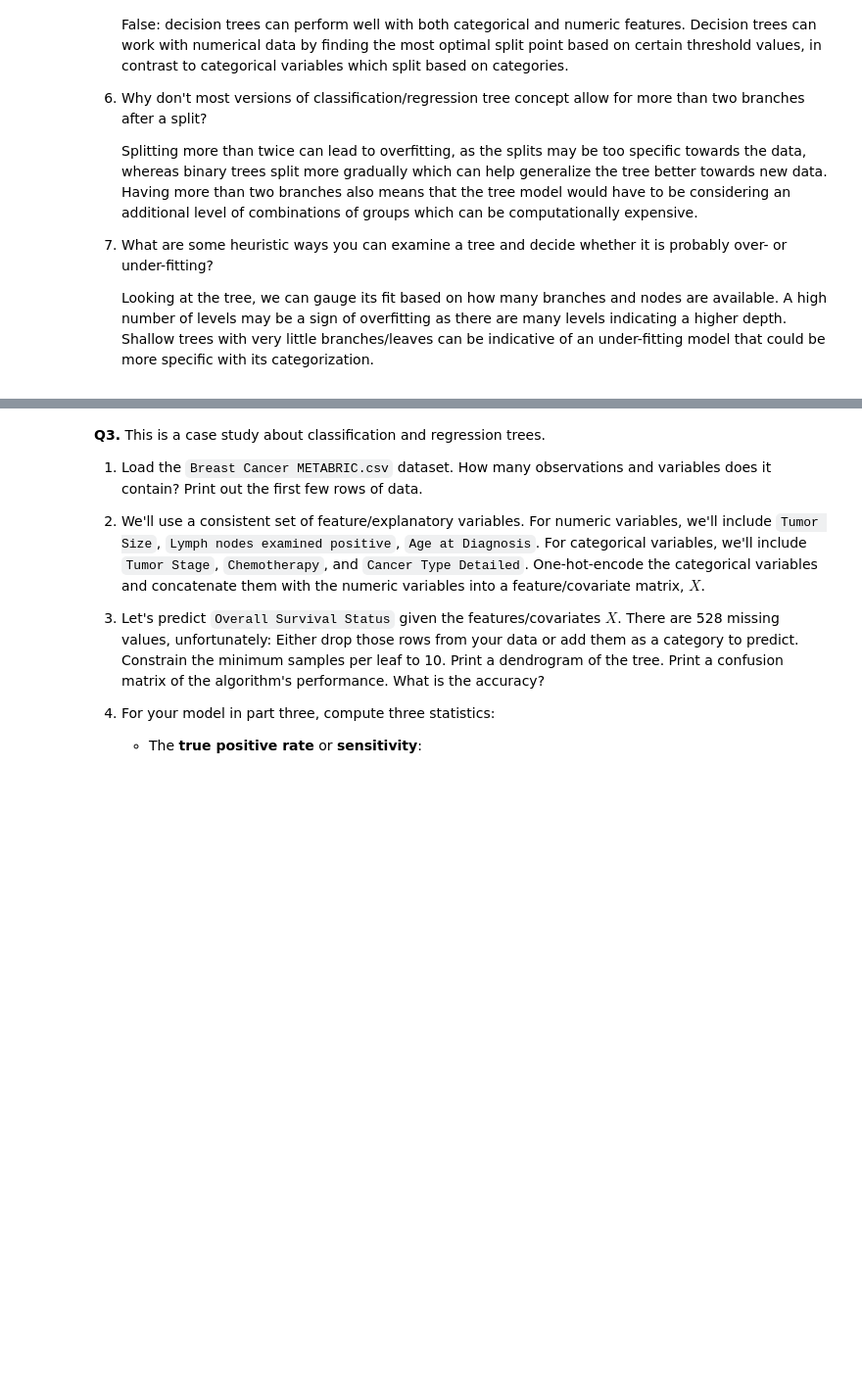
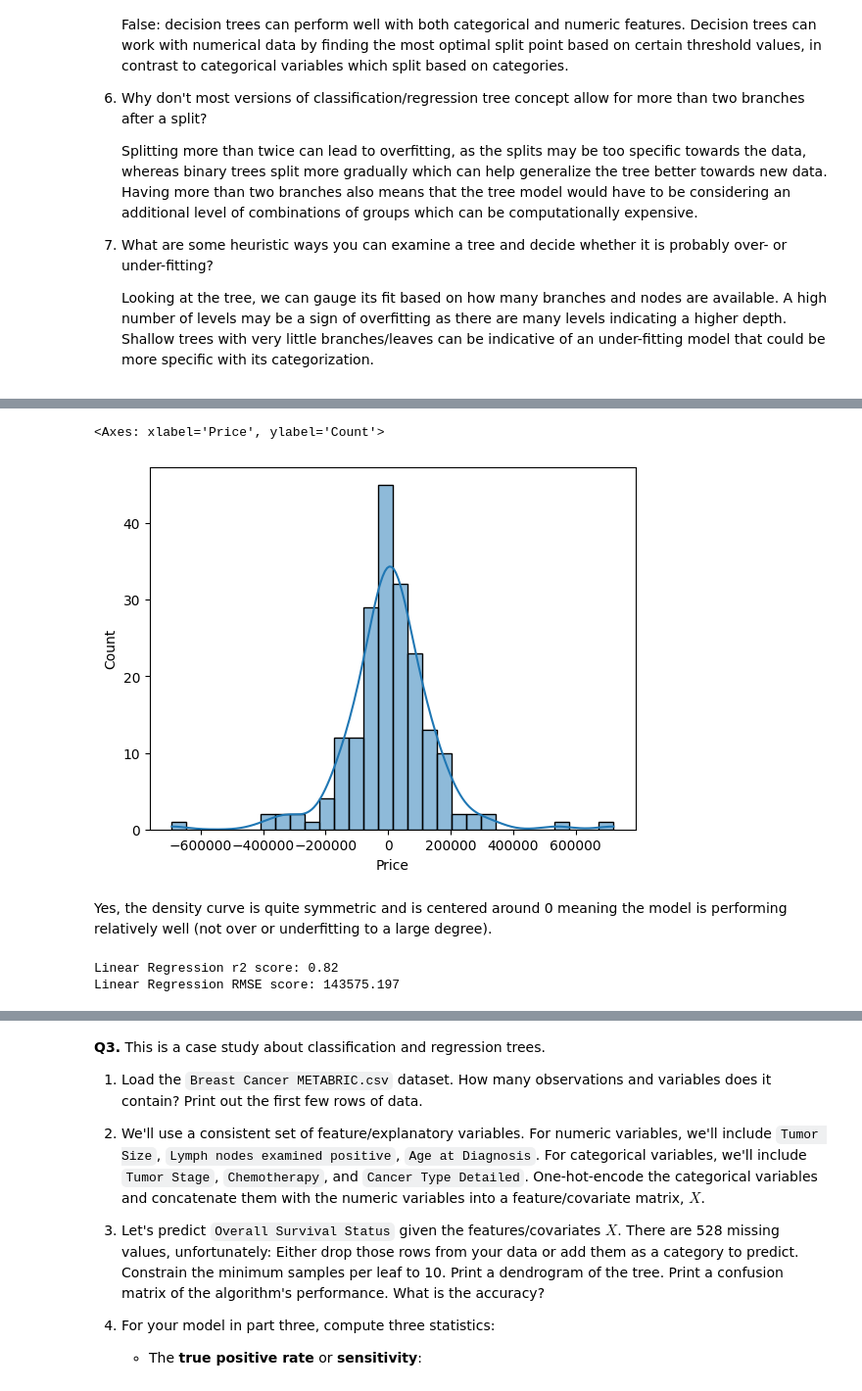
Before and after one commit to yuthimreddy/trees, a Jupyter notebook: assignment/assignment.ipynb, the cells around one changed output, grey strips where cells are left out. Shown at 98% size. Drawn from its saved outputs; the diff is of its cells as text; code cells hidden in the pictures; blank space fills up the shorter version.

```diff
--- a/assignment/assignment.ipynb
+++ b/assignment/assignment.ipynb
@@ -104,0 +168,26 @@ Rsq :  -0.011138951119078921
+# %%
+
+sns.histplot(residuals, kde=True, bins = 30)
+# %% [output]
+<Axes: xlabel='Price', ylabel='Count'>
+[figure, added]
+# %% [markdown]
+Yes, the density curve is quite symmetric and is centered around 0 meaning the model is performing relatively well (not over or underfitting to a large degree).
+# %%
+# 5. Running linear regresion:
+from sklearn.linear_model import LinearRegression
+
+linreg = LinearRegression()
+linreg.fit(X_train, Y_train)
+
+y_hat_lin = linreg.predict(X_test)
+
+# evaluating, calculating RMSE and r2
+r2_lin = r2_score(Y_test, y_hat_lin)
+rmse_lin = np.sqrt(mean_squared_error(Y_test, y_hat_lin))
+
+print(f'Linear Regression r2 score: {r2_lin:.3}')
+print(f"Linear Regression RMSE score: {rmse_lin:.3f}")
+# %% [output]
+Linear Regression r2 score: 0.82
+Linear Regression RMSE score: 143575.197
```
Also changed, not shown: parts of 15 cells of this notebook.
